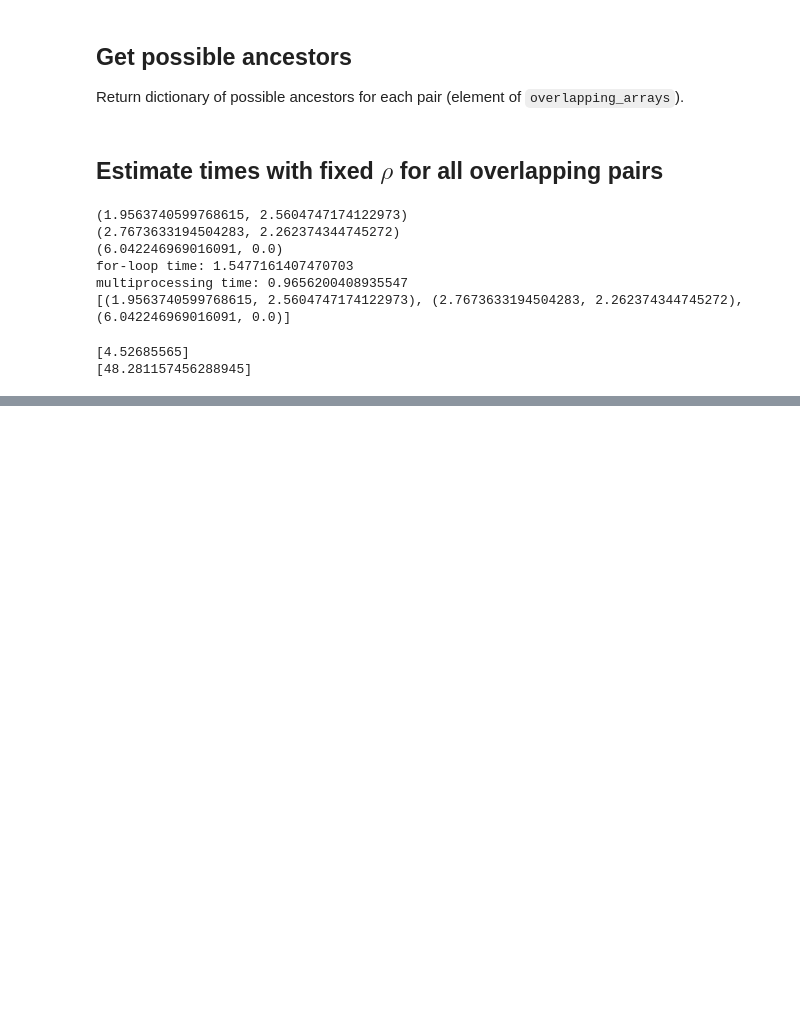
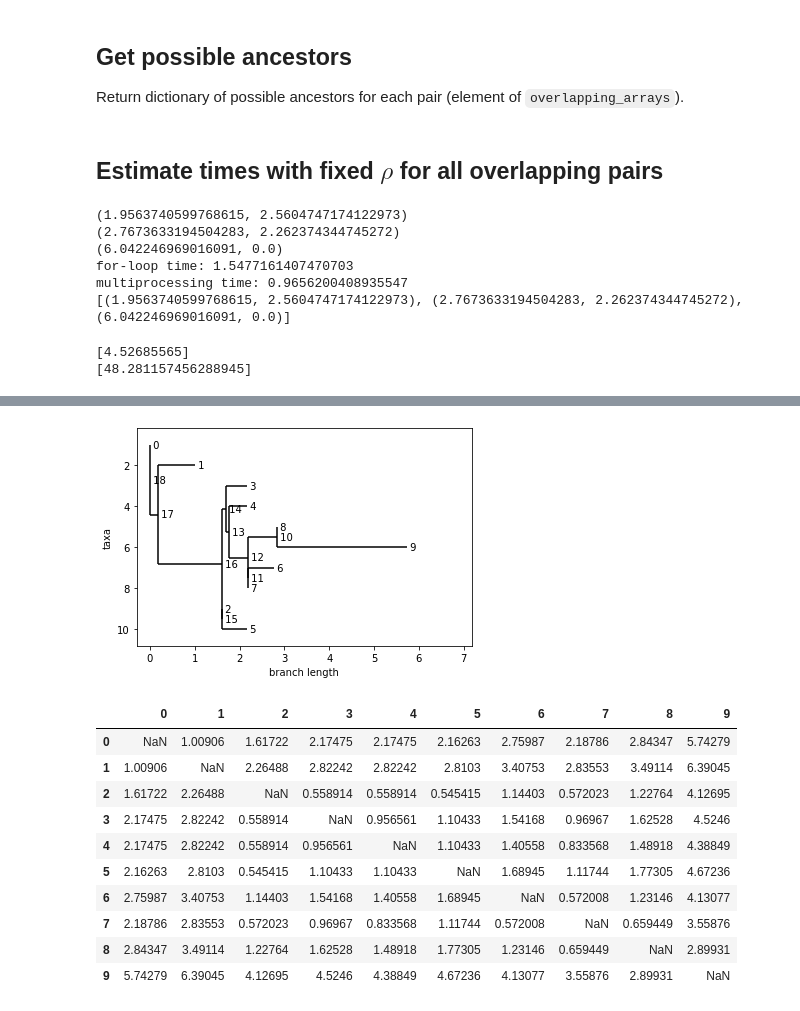
Before and after one commit to maepz/CRISPR_distance, a Jupyter notebook: Parallelization.ipynb, the cells around one changed output, grey strips where cells are left out. Saved outputs shown, nothing was run; the diff lists cells and outputs as text; code cells hidden in the pictures; blank space fills up the shorter version.

```diff
--- a/Parallelization.ipynb
+++ b/Parallelization.ipynb
@@ -331,0 +322,17 @@ dist
+# %%
+from Bio import Phylo
+Phylo.draw(Tree)
+dist
+# %% [output]
+[figure, added]
+|  | 0 | 1 | 2 | 3 | 4 | 5 | 6 | 7 | 8 | 9 |
+| 0 | NaN | 1.00906 | 1.61722 | 2.17475 | 2.17475 | 2.16263 | 2.75987 | 2.18786 | 2.84347 | 5.74279 |
+| 1 | 1.00906 | NaN | 2.26488 | 2.82242 | 2.82242 | 2.8103 | 3.40753 | 2.83553 | 3.49114 | 6.39045 |
+| 2 | 1.61722 | 2.26488 | NaN | 0.558914 | 0.558914 | 0.545415 | 1.14403 | 0.572023 | 1.22764 | 4.12695 |
+| 3 | 2.17475 | 2.82242 | 0.558914 | NaN | 0.956561 | 1.10433 | 1.54168 | 0.96967 | 1.62528 | 4.5246 |
+| 4 | 2.17475 | 2.82242 | 0.558914 | 0.956561 | NaN | 1.10433 | 1.40558 | 0.833568 | 1.48918 | 4.38849 |
+| 5 | 2.16263 | 2.8103 | 0.545415 | 1.10433 | 1.10433 | NaN | 1.68945 | 1.11744 | 1.77305 | 4.67236 |
+| 6 | 2.75987 | 3.40753 | 1.14403 | 1.54168 | 1.40558 | 1.68945 | NaN | 0.572008 | 1.23146 | 4.13077 |
+| 7 | 2.18786 | 2.83553 | 0.572023 | 0.96967 | 0.833568 | 1.11744 | 0.572008 | NaN | 0.659449 | 3.55876 |
+| 8 | 2.84347 | 3.49114 | 1.22764 | 1.62528 | 1.48918 | 1.77305 | 1.23146 | 0.659449 | NaN | 2.89931 |
+| 9 | 5.74279 | 6.39045 | 4.12695 | 4.5246 | 4.38849 | 4.67236 | 4.13077 | 3.55876 | 2.89931 | NaN |
```
Also changed, not shown: parts of 5 cells of this notebook, 12 other files.
